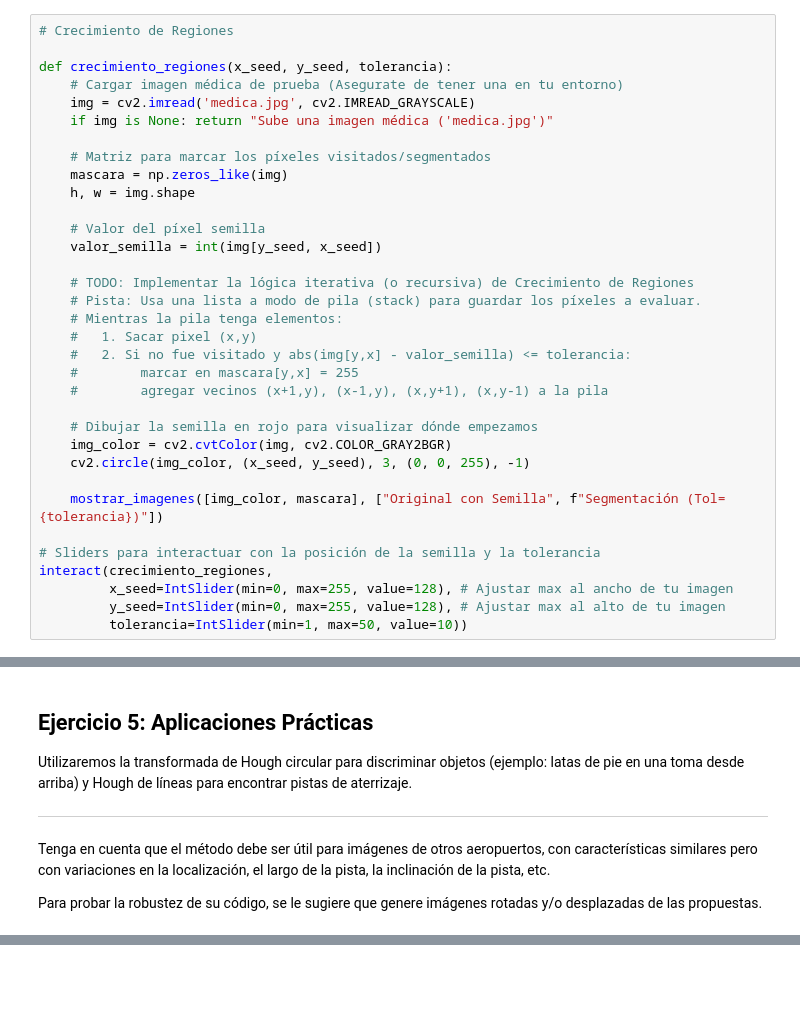
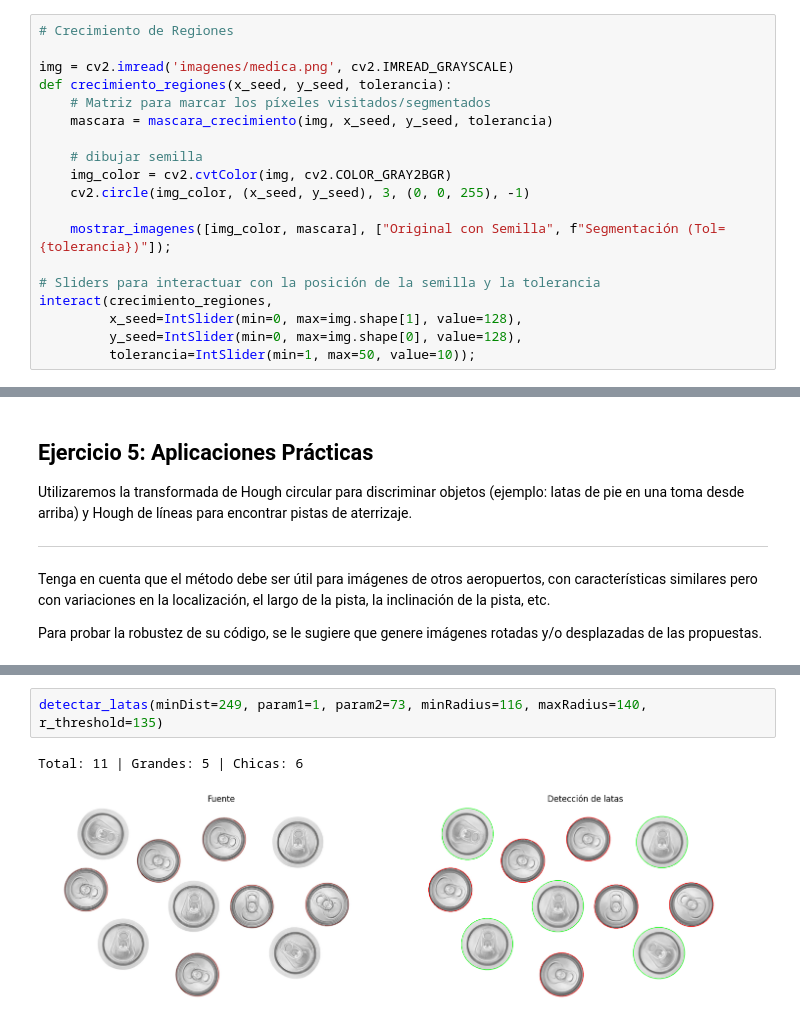
Before and after one commit to Lucasa98/pdi-2026, a Jupyter notebook: practica/tp7.ipynb, the cells around one changed output, grey strips where cells are left out. Drawn from its saved outputs; the diff is of its cells as text; blank space fills up the shorter version.

```diff
--- a/practica/tp7.ipynb
+++ b/practica/tp7.ipynb
@@ -294,34 +378,19 @@ Implementaremos un algoritmo de **Region Growing** que se expande desde una semi
 # %%
 # Crecimiento de Regiones
 
+img = cv2.imread('imagenes/medica.png', cv2.IMREAD_GRAYSCALE)
 def crecimiento_regiones(x_seed, y_seed, tolerancia):
-    # Cargar imagen médica de prueba (Asegurate de tener una en tu entorno)
-    img = cv2.imread('medica.jpg', cv2.IMREAD_GRAYSCALE)
-    if img is None: return "Sube una imagen médica ('medica.jpg')"
+    # Matriz para marcar los píxeles visitados/segmentados
+    mascara = mascara_crecimiento(img, x_seed, y_seed, tolerancia)
 
-    # Matriz para marcar los píxeles visitados/segmentados
-    mascara = np.zeros_like(img)
-    h, w = img.shape
-
-    # Valor del píxel semilla
-    valor_semilla = int(img[y_seed, x_seed])
-
-    # TODO: Implementar la lógica iterativa (o recursiva) de Crecimiento de Regiones
-    # Pista: Usa una lista a modo de pila (stack) para guardar los píxeles a evaluar.
-    # Mientras la pila tenga elementos:
-    #   1. Sacar pixel (x,y)
-    #   2. Si no fue visitado y abs(img[y,x] - valor_semilla) <= tolerancia:
-    #        marcar en mascara[y,x] = 255
-    #        agregar vecinos (x+1,y), (x-1,y), (x,y+1), (x,y-1) a la pila
-
-    # Dibujar la semilla en rojo para visualizar dónde empezamos
+    # dibujar semilla
     img_color = cv2.cvtColor(img, cv2.COLOR_GRAY2BGR)
     cv2.circle(img_color, (x_seed, y_seed), 3, (0, 0, 255), -1)
 
-    mostrar_imagenes([img_color, mascara], ["Original con Semilla", f"Segmentación (Tol={tolerancia})"])
+    mostrar_imagenes([img_color, mascara], ["Original con Semilla", f"Segmentación (Tol={tolerancia})"]);
 
 # Sliders para interactuar con la posición de la semilla y la tolerancia
 interact(crecimiento_regiones,
-         x_seed=IntSlider(min=0, max=255, value=128), # Ajustar max al ancho de tu imagen
-         y_seed=IntSlider(min=0, max=255, value=128), # Ajustar max al alto de tu imagen
-         tolerancia=IntSlider(min=1, max=50, value=10))
+         x_seed=IntSlider(min=0, max=img.shape[1], value=128),
+         y_seed=IntSlider(min=0, max=img.shape[0], value=128),
+         tolerancia=IntSlider(min=1, max=50, value=10));
@@ -611,0 +576,5 @@ pred_grande = np.zeros((512,512), np.uint8)
+# %%
+detectar_latas(minDist=249, param1=1, param2=73, minRadius=116, maxRadius=140, r_threshold=135)
+# %% [output]
+Total: 11 | Grandes: 5 | Chicas: 6
+[figure, added]
```
Also changed, not shown: parts of 33 cells of this notebook, 3 other files.
